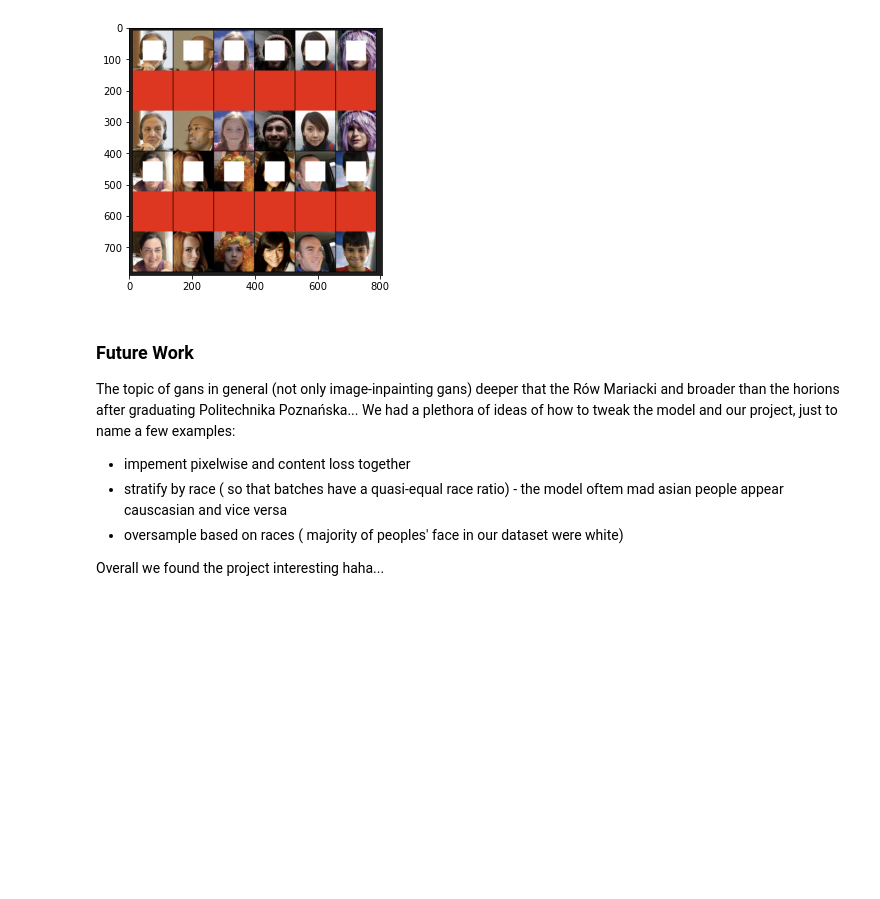
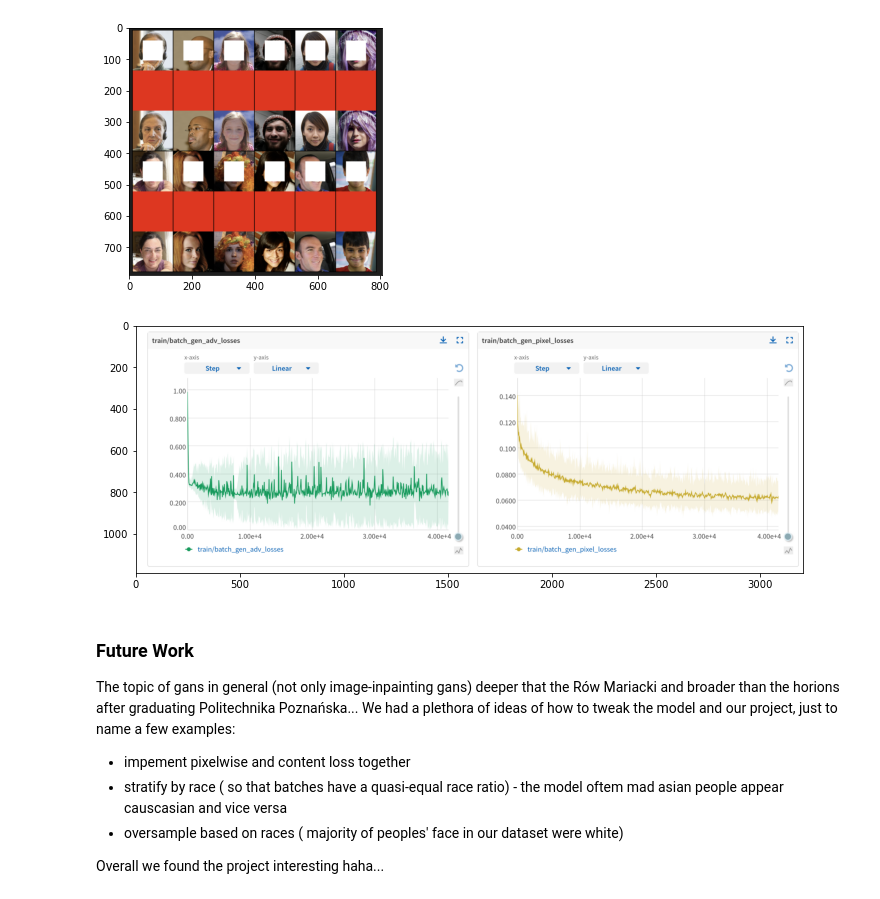
Before and after one commit to ja-nina/FaceReconstruction, a Jupyter notebook: FaceReconstruction.ipynb, the cells around one changed output. Drawn from its saved outputs; the diff is of its cells as text; code cells hidden in the pictures; blank space fills up the shorter version.

```diff
--- a/FaceReconstruction.ipynb
+++ b/FaceReconstruction.ipynb
@@ -226,6 +226,11 @@ similarly, but this time the generator hails the revolution...
 show_images(["images/presentation/communism.png"], columns=1)
 # %% [output]
 [figure]
+# %%
+# training plots:
+show_images(["images/presentation/charts.png"], columns=1)
+# %% [output]
+[figure, added]
 # %% [markdown]
 ### Future Work
 
```
Also changed, not shown: 4 other files.
